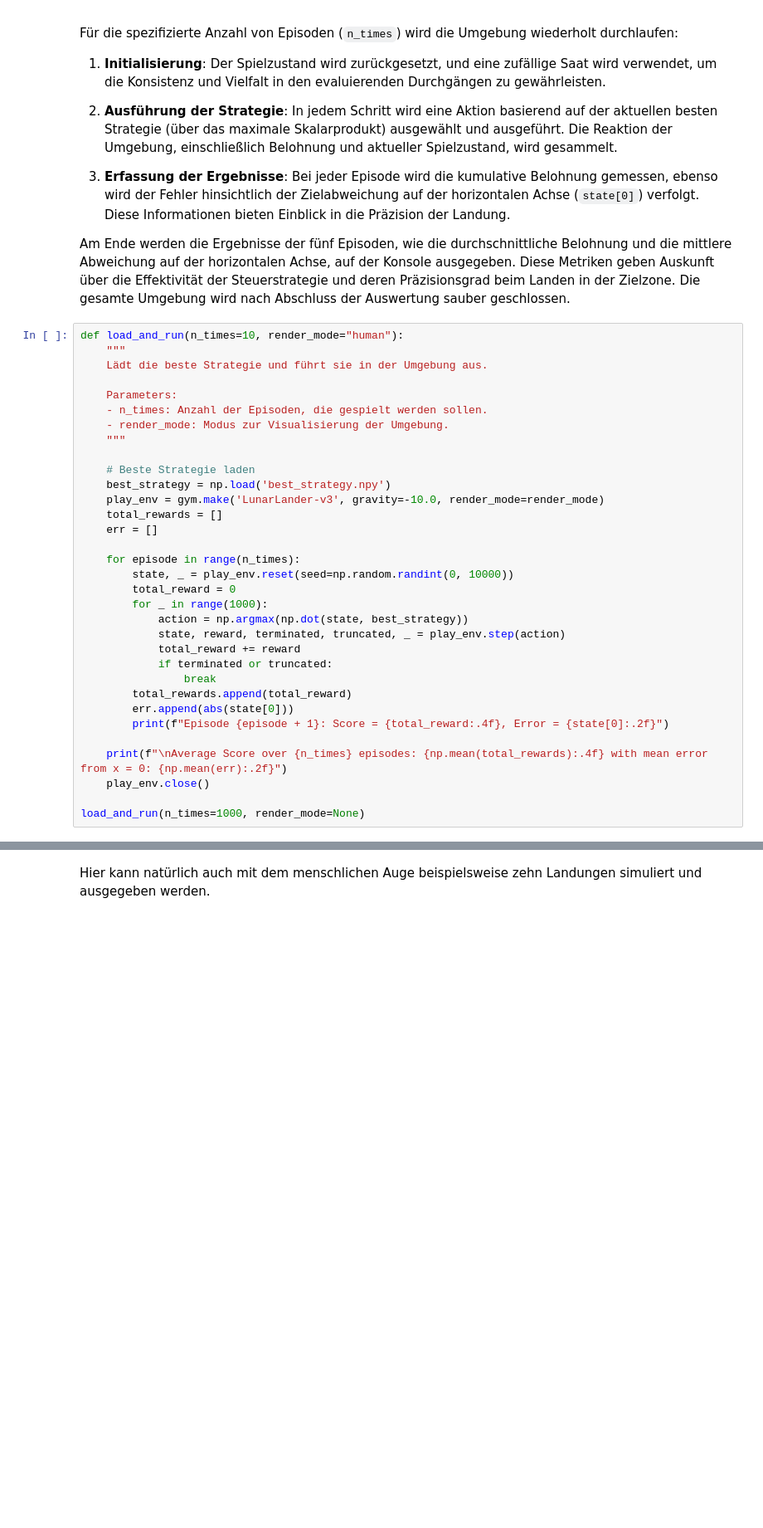
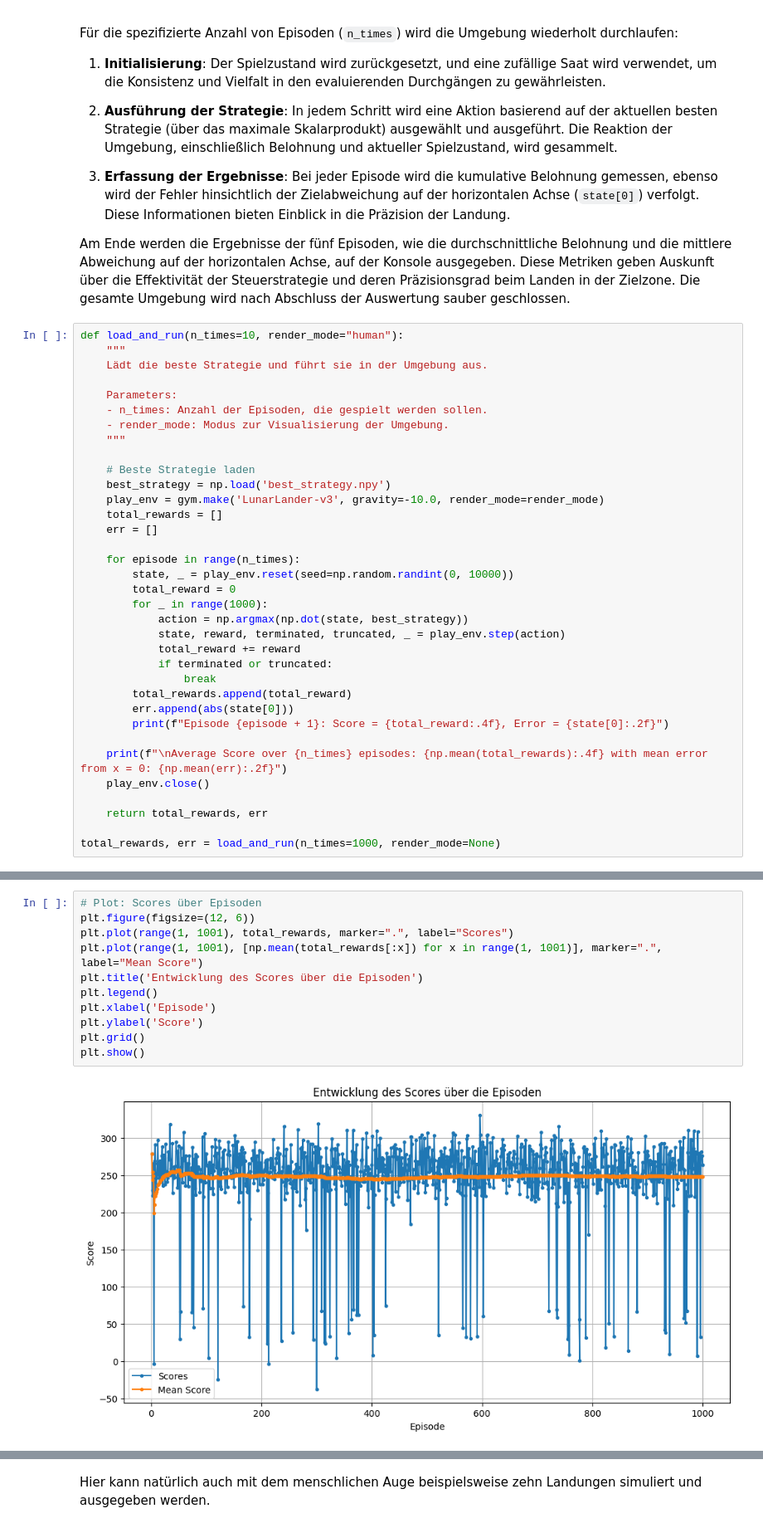
Before and after one commit to Greifenhard/LunarLander-Automatisation, a Jupyter notebook: GA_LunarLander.ipynb, the cells around one changed output, grey strips where cells are left out. Shown at 83% size. Drawn from its saved outputs; the diff is of its cells as text; blank space fills up the shorter version.

```diff
--- a/GA_LunarLander.ipynb
+++ b/GA_LunarLander.ipynb
@@ -228,5 +228,7 @@ def load_and_run(n_times=10, render_mode="human"):
     print(f"\nAverage Score over {n_times} episodes: {np.mean(total_rewards):.4f} with mean error from x = 0: {np.mean(err):.2f}")
     play_env.close()
 
-load_and_run(n_times=1000, render_mode=None)
+    return total_rewards, err
+
+total_rewards, err = load_and_run(n_times=1000, render_mode=None)
 # %% [output]
@@ -249,0 +252,13 @@ Average Score over 1000 episodes: 246.5653 with mean error from x = 0: 0.04
+# %%
+# Plot: Scores über Episoden
+plt.figure(figsize=(12, 6))
+plt.plot(range(1, 1001), total_rewards, marker=".", label="Scores")
+plt.plot(range(1, 1001), [np.mean(total_rewards[:x]) for x in range(1, 1001)], marker=".", label="Mean Score")
+plt.title('Entwicklung des Scores über die Episoden')
+plt.legend()
+plt.xlabel('Episode')
+plt.ylabel('Score')
+plt.grid()
+plt.show()
+# %% [output]
+[figure, added]
```
Also changed, not shown: parts of 2 cells of this notebook, 1 other file.
